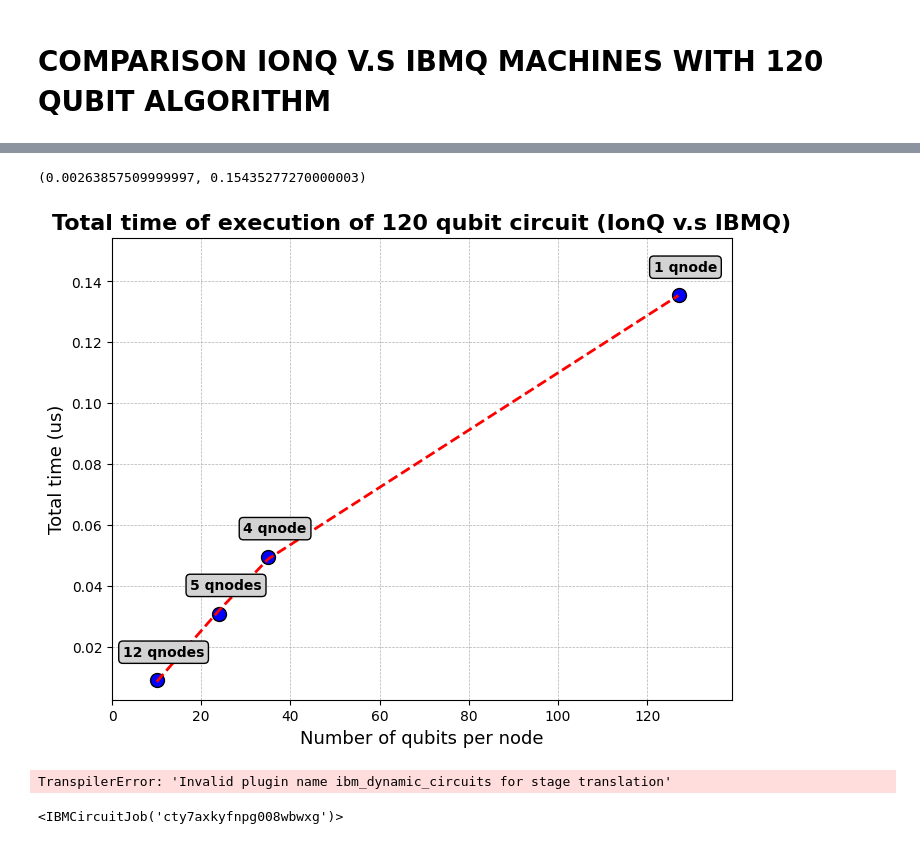
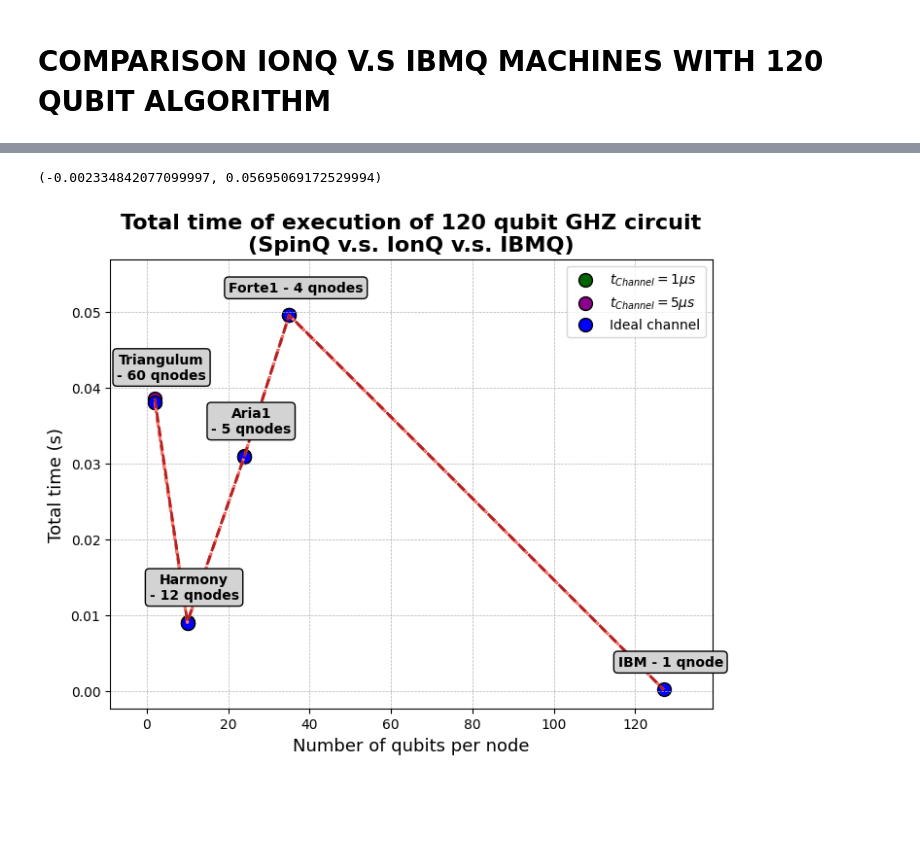
Before and after one commit to danicasadofauli/QDistributed_Benchmark, a Jupyter notebook: benchmark_GHZ.ipynb, the cells around one changed output, grey strips where cells are left out. Cells and saved outputs as stored; diff of their text form; code cells hidden in the pictures; blank space fills up the shorter version.

```diff
--- a/benchmark_GHZ.ipynb
+++ b/benchmark_GHZ.ipynb
@@ -42,6 +45,11 @@ ionq_valid_gates = ionq_valid_1qgates + ionq_valid_2qgates
 ibmq_valid_1qgates = ["id", "rz", "sx", "x"]
 ibmq_valid_2qgates = ["ecr"]
 ibmq_valid_gates = ibmq_valid_1qgates + ibmq_valid_2qgates
+
+# 3. SpinQ -> H, X, Y, Z, SX, SY, SZ, RX, RY, RZ, T, TDG, S, SDG, CX, CY, CZ
+spinq_valid_1qgates = ["id", "h", "x", "sx", "y", "z", "rx", "ry", "rz", "t", "tdg", "s", "sdg"]
+spinq_valid_2qgates = ["cx", "cy", "cz"]
+spinq_valid_gates = spinq_valid_1qgates + spinq_valid_2qgates
 # %% [markdown]
 # CIRCUIT TO SIMULATE
 # %%
@@ -275,0 +277,9 @@ def benchmark_distributed_execution(
+# %%
+dist_circuits, output_circuits, duration_list, qubits_list, fidelity_list = benchmark_distributed_execution(
+    benchmark_machine_list=[
+        (spinq_3q_datasheet, 7, 2),
+        (ionq_11q_datasheet, 2, 10),
+        (ionq_25q_datasheet, 1, 24)
+    ],
+    circuit_function=get_circuit_max14qubits,
+)
@@ -276,8 +406,9 @@ def benchmark_distributed_execution(
 # %% [markdown]
 # EXECUTION IONQ MACHINES WITH 30 QUBIT ALGORITHM
 # %%
-dist_circuits, output_circuits, duration_list, qubits_list, fidelity_list, timing_error_list = benchmark_distributed_execution(
+dist_circuits, output_circuits, duration_list, qubits_list, fidelity_list = benchmark_distributed_execution(
     benchmark_machine_list=[
+        (spinq_3q_datasheet, 15, 2),
         (ionq_11q_datasheet, 3, 10),
         (ionq_25q_datasheet, 2, 24),
         (ionq_36q_datasheet, 1, 36)
@@ -379,8 +546,9 @@ plt.ylim(ymin - range_values_y * 0.05, ymax + range_values_y * 0.15)
 # %% [markdown]
 # COMPARISON IONQ V.S IBMQ MACHINES WITH 120 QUBIT ALGORITHM
 # %%
-dist_circuits, output_circuits, duration_list, qubits_list, fidelity_list, timing_error_list = benchmark_distributed_execution(
+dist_circuits, output_circuits, duration_list, qubits_list, fidelity_list = benchmark_distributed_execution(
     benchmark_machine_list=[
+        (spinq_3q_datasheet, 60, 2),
         (ionq_11q_datasheet, 12, 10),
         (ionq_25q_datasheet, 5, 24),
         (ionq_36q_datasheet, 4, 35),
@@ -444,48 +632,51 @@ plt.ylim(ymin-0.004, ymax + 0.007)
 # %%
-labels = ["12 qnodes", "5 qnodes", "4 qnode", "1 qnode"]
+labels = ["Triangulum\n- 60 qnodes", "Harmony\n- 12 qnodes", "Aria1\n- 5 qnodes", "Forte1 - 4 qnodes", "IBM - 1 qnode"]
 # Get the x, y limits
 xmin, xmax = min(qubits_list), max(qubits_list)
 ymin, ymax = min(duration_list), max(duration_list)
 range_values_y = ymax - ymin
 
+f_min = [duration_list[0]+(1e-6*60*2), duration_list[1]+(1e-6*12*2), duration_list[2]+(1e-6*5*2), duration_list[3]+(1e-6*4*2), duration_list[4]]
+f_max = [duration_list[0]+(5e-6*60*2), duration_list[1]+(5e-6*12*2), duration_list[2]+(5e-6*5*2), duration_list[3]+(5e-6*4*2), duration_list[4]]
+
 # Crear la figura y los ejes
 fig, ax = plt.subplots(figsize=(8, 6))
 
 # Calcular la línea de tendencia
-coefficients = np.polyfit(qubits_list, duration_list, 2)
+coefficients = np.polyfit(qubits_list, duration_list, 4)
 trendline = np.poly1d(coefficients)
 
+coefficients_min = np.polyfit(qubits_list, f_min, 4)
+trendline_min = np.poly1d(coefficients_min)
+
+coefficients_max = np.polyfit(qubits_list, f_max, 4)
+trendline_max = np.poly1d(coefficients_max)
+
+
 # Configuración del gráfico
-ax.scatter(qubits_list, duration_list, color='blue', s=100, edgecolors='k', label='Datos')
-ax.plot(qubits_list, trendline(qubits_list), color='red', linestyle='--', linewidth=2, label='Línea de tendencia')
+ax.scatter(qubits_list[:-1], f_min[:-1], color='darkgreen', s=100, edgecolors='k', label=r'$t_{Channel} = 1µs$')
+ax.scatter(qubits_list[:-1], f_max[:-1], color='darkmagenta', s=100, edgecolors='k', label=r'$t_{Channel} = 5µs$')
+ax.scatter(qubits_list, duration_list, color='blue', s=100, edgecolors='k', label='Ideal channel')
+ax.plot(qubits_list, trendline(qubits_list), color='red', linestyle='--', linewidth=2)
+ax.plot(qubits_list, trendline_min(qubits_list), color='salmon', linestyle='--', linewidth=2)
+ax.plot(qubits_list, trendline_max(qubits_list), color='firebrick', linestyle='--', linewidth=2)
 
 # Añadir etiquetas a los puntos
 for i, txt in enumerate(labels):
     ax.annotate(txt, (qubits_list[i], duration_list[i] + range_values_y * 0.045), textcoords="offset points", xytext=(5,5), ha='center',
                 fontsize=10, fontweight='bold', bbox=dict(boxstyle="round,pad=0.3", edgecolor='black', facecolor='lightgray'))
 
 # Títulos y etiquetas
-ax.set_title('Total time of execution of 120 qubit circuit (IonQ v.s IBMQ)', fontsize=16, fontweight='bold')
+ax.set_title('Total time of execution of 120 qubit GHZ circuit\n(SpinQ v.s. IonQ v.s. IBMQ)', fontsize=16, fontweight='bold')
 ax.set_xlabel('Number of qubits per node', fontsize=13)
-ax.set_ylabel('Total time (us)', fontsize=13)
+ax.set_ylabel('Total time (s)', fontsize=13)
 
 # Líneas de cuadrícula
 ax.grid(True, which='both', linestyle='--', linewidth=0.5)
+ax.legend()
 
-plt.xlim(xmin-10, xmax+12)
+plt.xlim(xmin-11, xmax+12)
 plt.ylim(ymin - range_values_y * 0.05, ymax + range_values_y * 0.15)
 # %% [output]
-(0.00263857509999997, 0.15435277270000003)
+(-0.002334842077099997, 0.05695069172529994)
-[figure, old version]
+[figure, new version]
-# %%
-from qiskit_ibm_provider import IBMProvider, least_busy
-
-backend = IBMProvider(token="83c50a9eda4c0a420b822eb58610cbbbc9e39e1232e773d5c1cf9de2c06722776875de7e178c01d7d74563775fe117706ffd958f12e84f78a22b8470908e17b3").get_backend("ibm_kyoto")
-
-job = backend.run(transpile(get_circuit_max120qubits(n_qubits=120), backend=backend), shots=750)
-# %% [output]
-TranspilerError: 'Invalid plugin name ibm_dynamic_circuits for stage translation'
-# %%
-job
-# %% [output]
-<IBMCircuitJob('cty7axkyfnpg008wbwxg')>
```
Also changed, not shown: parts of 18 cells of this notebook, 38 other files.
